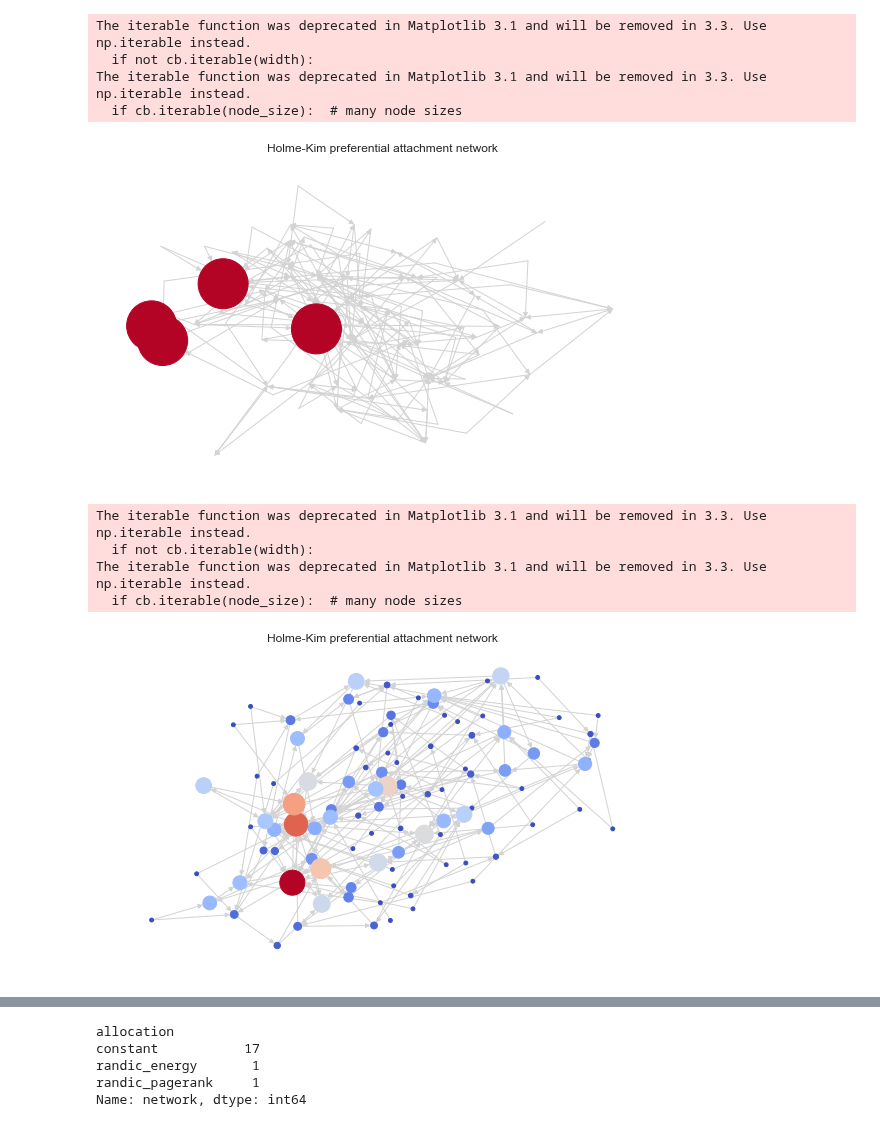
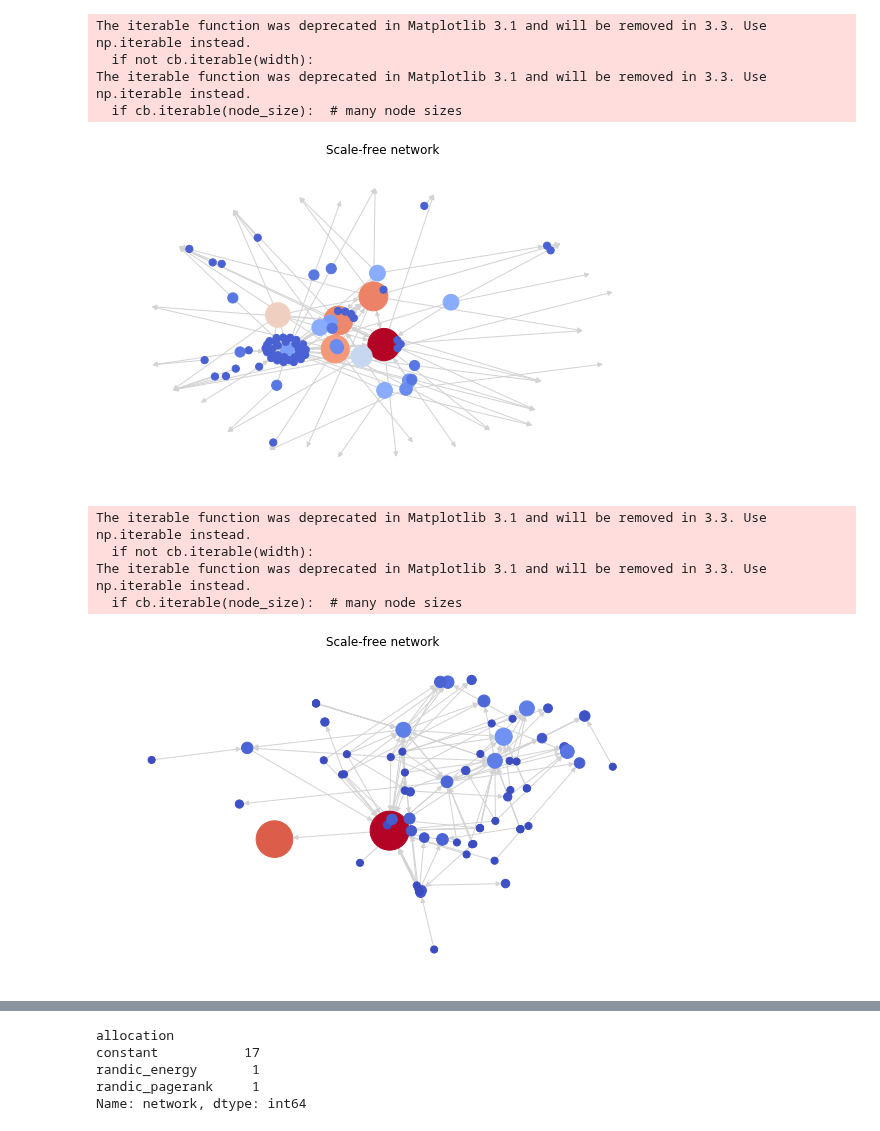
Before and after one commit to megaduks/entropy-complex-networks, a Jupyter notebook: networkentropy/experiments/energy-gradient-allocation.ipynb, the cells around one changed output, grey strips where cells are left out. Drawn from its saved outputs; the diff is of its cells as text; code cells hidden in the pictures.

Commit message:
Finished experiments for ComplexNetworks paper

```diff
--- a/networkentropy/experiments/energy-gradient-allocation.ipynb
+++ b/networkentropy/experiments/energy-gradient-allocation.ipynb
@@ -220,18 +229,18 @@ df = pd.DataFrame(list(map(lambda e: e._asdict(), results)))
 # %%
 size_factor=10000
 
-values = ne.graph_energy_centrality(g, normalized=True).values()
+values = ne.laplacian_centrality(g, normalized=True).values()
 
 options = {
     'node_color': [d for d in list(values)],
     'node_size': [d * size_factor for d in list(values)],
     'cmap': plt.cm.coolwarm,
     'edge_color': 'lightgray',
-    'layout': nx.spring_layout
+    'pos': nx.spring_layout(g),
 }
 
 plt.figure(figsize=(10, 6))
-plt.title('Holme-Kim preferential attachment network')
+plt.title('Scale-free network')
 nx.draw(g, **options)
 plt.show()
 # %% [output]
@@ -239,26 +248,27 @@ The iterable function was deprecated in Matplotlib 3.1 and will be removed in 3.
   if not cb.iterable(width):
 The iterable function was deprecated in Matplotlib 3.1 and will be removed in 3.3. Use np.iterable instead.
   if cb.iterable(node_size):  # many node sizes
-[figure, old version]
+[figure, new version]
 # %%
 size_factor=10000
 
-values = ne.gradient_centrality(g, mode='graph', normalized=True).values()
+values = ne.gradient_centrality(g, mode='laplacian', normalized=True).values()
 
 options = {
     'node_color': [d for d in list(values)],
     'node_size': [d * size_factor for d in list(values)],
     'cmap': plt.cm.coolwarm,
     'edge_color': 'lightgray',
+    'pos': nx.kamada_kawai_layout(g),
 }
 
 plt.figure(figsize=(10, 6))
-plt.title('Holme-Kim preferential attachment network')
+plt.title('Scale-free network')
 nx.draw(g, **options)
 plt.show()
 # %% [output]
 The iterable function was deprecated in Matplotlib 3.1 and will be removed in 3.3. Use np.iterable instead.
   if not cb.iterable(width):
 The iterable function was deprecated in Matplotlib 3.1 and will be removed in 3.3. Use np.iterable instead.
   if cb.iterable(node_size):  # many node sizes
-[figure, old version]
+[figure, new version]
```
Also changed, not shown: parts of 12 cells of this notebook, 7 other files.
